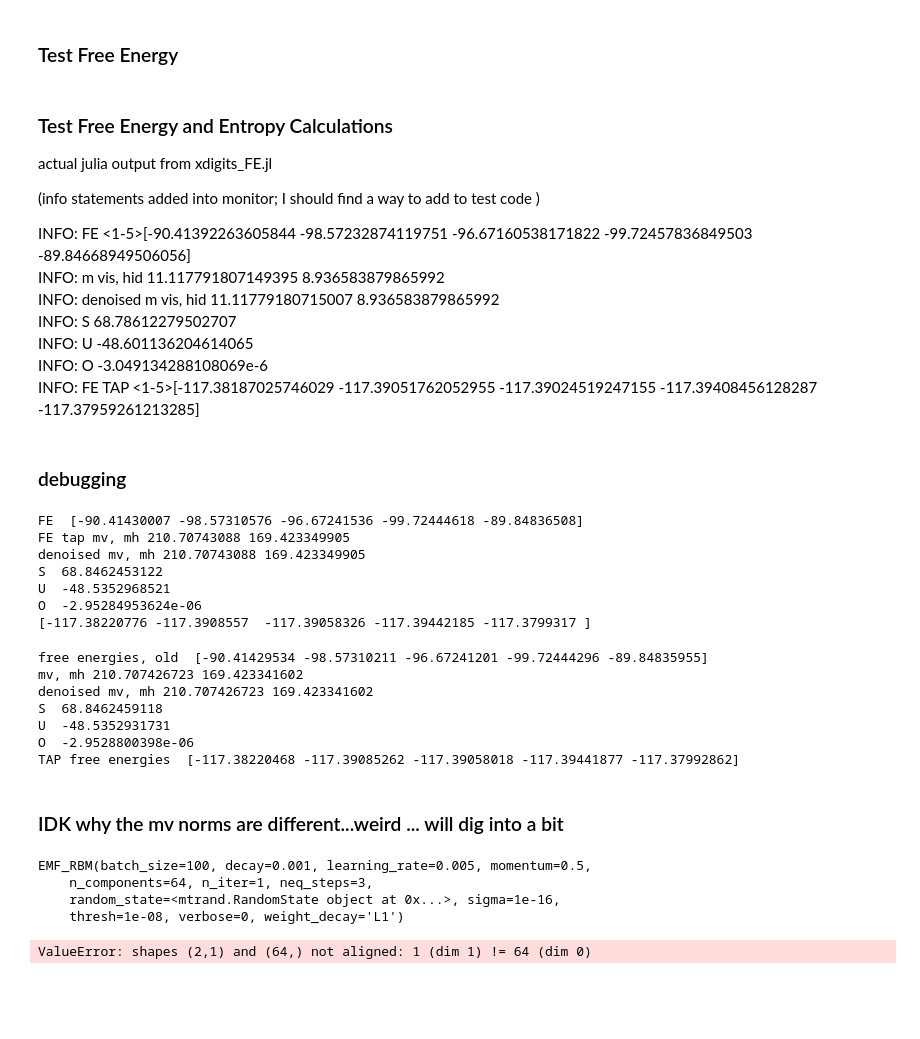
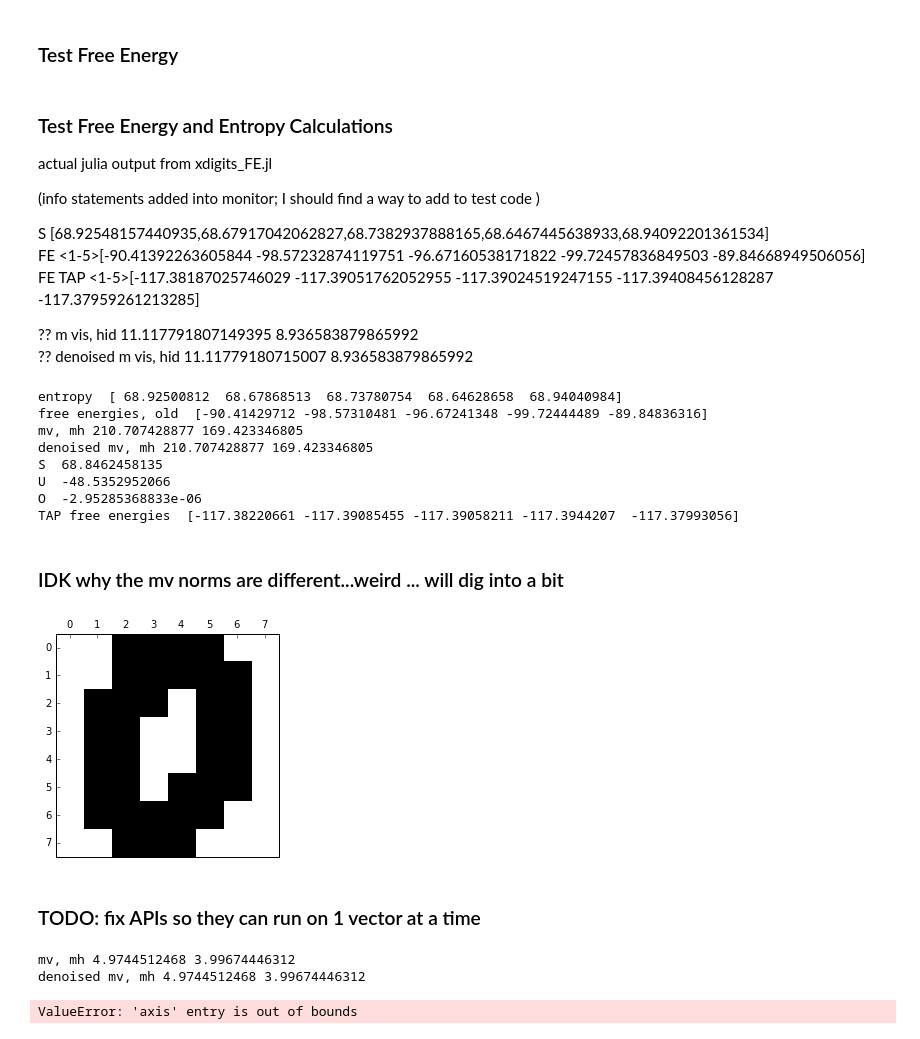
Before and after one commit to charlesmartin14/emf-rbm, a Jupyter notebook: EMF_RBM_Test.ipynb, the cells around one changed output. Saved outputs shown, nothing was run; the diff lists cells and outputs as text; code cells hidden in the pictures; blank space fills up the shorter version.

Commit message:
debugging APIs to run 1 vector at a time

```diff
--- a/EMF_RBM_Test.ipynb
+++ b/EMF_RBM_Test.ipynb
@@ -1113,40 +1113,30 @@ actual julia output from xdigits_FE.jl
 
 (info statements added into monitor; I should find a way to add to test code )
 
-INFO: FE <1-5>[-90.41392263605844 -98.57232874119751 -96.67160538171822 -99.72457836849503 -89.84668949506056]
-INFO: m vis, hid 11.117791807149395  8.936583879865992
-INFO: denoised m vis, hid 11.11779180715007  8.936583879865992
-INFO: S 68.78612279502707
-INFO: U -48.601136204614065
-INFO: O -3.049134288108069e-6
-INFO: FE TAP <1-5>[-117.38187025746029 -117.39051762052955 -117.39024519247155 -117.39408456128287   -117.37959261213285]
+S [68.92548157440935,68.67917042062827,68.7382937888165,68.6467445638933,68.94092201361534]
+FE <1-5>[-90.41392263605844 -98.57232874119751 -96.67160538171822 -99.72457836849503 -89.84668949506056]
+FE TAP <1-5>[-117.38187025746029 -117.39051762052955 -117.39024519247155 -117.39408456128287   -117.37959261213285]
+
+
+?? m vis, hid 11.117791807149395  8.936583879865992
+?? denoised m vis, hid 11.11779180715007  8.936583879865992
-# %% [markdown]
-### debugging
-# %%
-X = Xdigits.copy()
-rbm = EMF_RBM(n_iter=1, n_components=64,  decay=0.001, sigma=0.0000000000000001, neq_steps=5)
-rbm.fit(X)
-print "FE ", rbm._free_energy(X)[0:5]
-print "FE tap", rbm._free_energy_TAP(X)[0:5]
-# %% [output]
-FE  [-90.41430007 -98.57310576 -96.67241536 -99.72444618 -89.84836508]
-FE tap mv, mh 210.70743088 169.423349905
-denoised mv, mh 210.70743088 169.423349905
-S  68.8462453122
-U  -48.5352968521
-O  -2.95284953624e-06
-[-117.38220776 -117.3908557  -117.39058326 -117.39442185 -117.3799317 ]
 # %%
 def test_free_energy():
     X = Xdigits.copy()
     rbm = EMF_RBM(n_iter=1, n_components=64,  decay=0.001, sigma=0.0000000000000001, neq_steps=5)
     rbm.fit(X)
 
+    s = rbm._entropy(X)
+    print "entropy ", s[0:5]
+
     fe = rbm._free_energy(X)
     print "free energies, old " , fe[0:5]
 
     fe_tap = rbm._free_energy_TAP(X)
     print "TAP free energies ", fe_tap[0:5]
+
+    assert_almost_equal(s[0], 68.92548, decimal=3)
+    assert_almost_equal(s[1], 68.679170, decimal=3) # a bit more off
 
     assert_almost_equal(fe[0], -90.4139, decimal=3)
     assert_almost_equal(fe[1], -98.5723, decimal=2) # a bit more off
@@ -1158,26 +1148,29 @@ def test_free_energy():
 
 rbm = test_free_energy()
 # %% [output]
-free energies, old  [-90.41429534 -98.57310211 -96.67241201 -99.72444296 -89.84835955]
-mv, mh 210.707426723 169.423341602
-denoised mv, mh 210.707426723 169.423341602
-S  68.8462459118
-U  -48.5352931731
-O  -2.9528800398e-06
-TAP free energies  [-117.38220468 -117.39085262 -117.39058018 -117.39441877 -117.37992862]
+entropy  [ 68.92500812  68.67868513  68.73780754  68.64628658  68.94040984]
+free energies, old  [-90.41429712 -98.57310481 -96.67241348 -99.72444489 -89.84836316]
+mv, mh 210.707428877 169.423346805
+denoised mv, mh 210.707428877 169.423346805
+S  68.8462458135
+U  -48.5352952066
+O  -2.95285368833e-06
+TAP free energies  [-117.38220661 -117.39085455 -117.39058211 -117.3944207  -117.37993056]
 # %% [markdown]
 ### IDK why the mv norms are different...weird ... will dig into a bit
+# %%
+v = X[0,:]
+show_image(np.reshape(v,[8,8]))
+# %% [output]
+[figure, added]
+# %% [markdown]
+### TODO:  fix APIs so they can run on 1 vector at a time
 # %%
-rbm
+rbm._free_energy_TAP(v)
 # %% [output]
-EMF_RBM(batch_size=100, decay=0.001, learning_rate=0.005, momentum=0.5,
-    n_components=64, n_iter=1, neq_steps=3,
-    random_state=<mtrand.RandomState object at 0x...>, sigma=1e-16,
-    thresh=1e-08, verbose=0, weight_decay='L1')
+mv, mh 4.9744512468 3.99674446312
+denoised mv, mh 4.9744512468 3.99674446312
+ValueError: 'axis' entry is out of bounds
-# %%
-safe_sparse_dot(X, rbm.v_bias)
-# %% [output]
-ValueError: shapes (2,1) and (64,) not aligned: 1 (dim 1) != 64 (dim 0)
 # %%
 vv = np.dot(v,rbm.v_bias)
 ff = (np.logaddexp(0, np.dot(v, rbm.W.T)) + rbm.h_bias).sum(axis=0)
```
Also changed, not shown: parts of 1 cell of this notebook.
